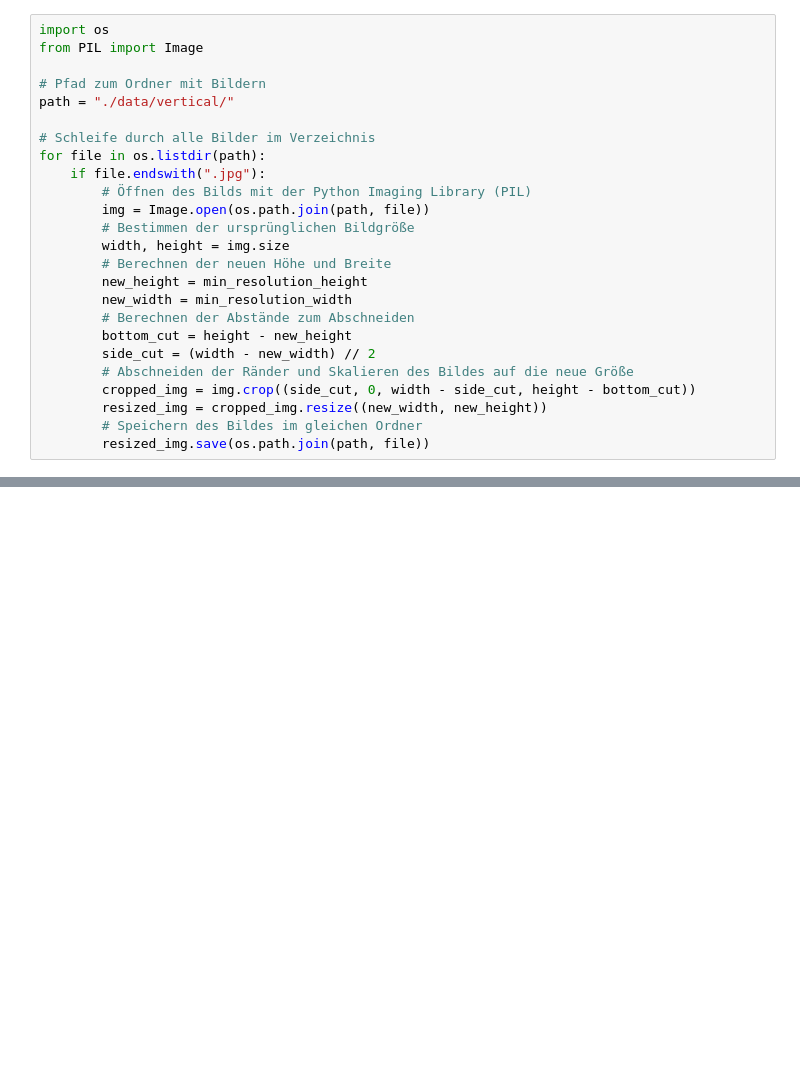
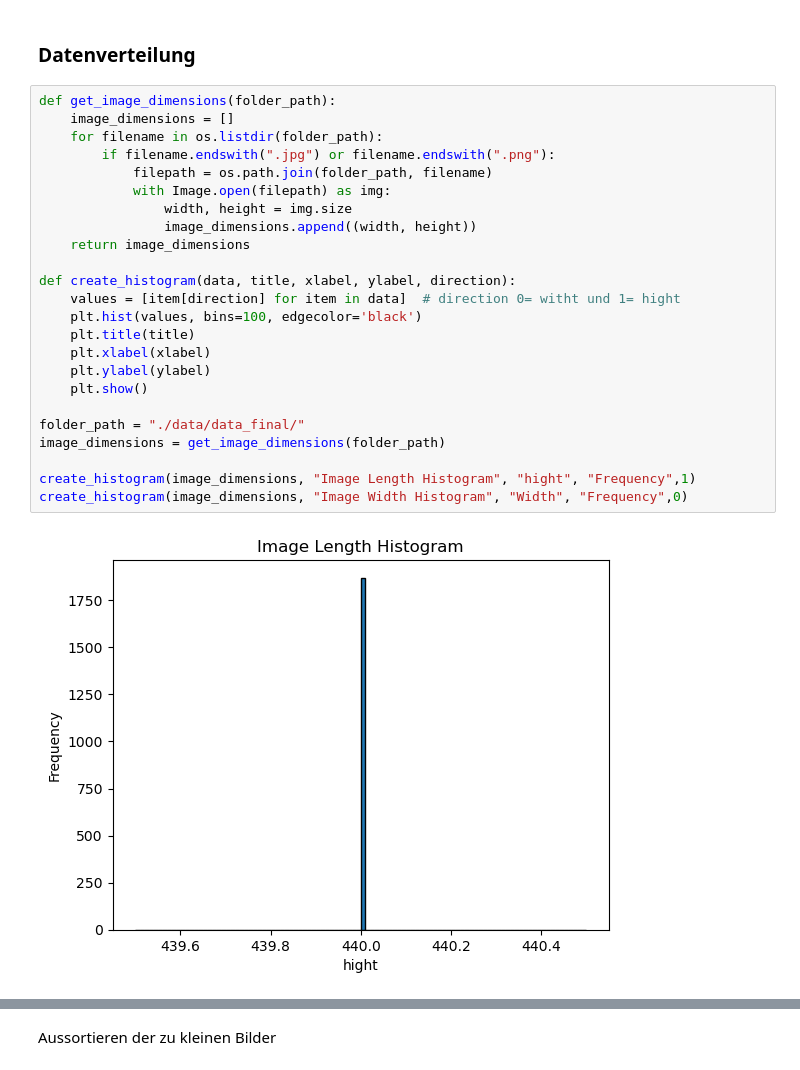
Before and after one commit to LukasBDHBW/Image-Upscaling, a Jupyter notebook: Data.ipynb, the cells around one changed output, grey strips where cells are left out. Drawn from its saved outputs; the diff is of its cells as text; blank space fills up the shorter version.

Commit message:
new data notebook

```diff
--- a/Data.ipynb
+++ b/Data.ipynb
@@ -68,25 +37,28 @@ Breite: 132
-# %%
-import os
-from PIL import Image
-
-# Pfad zum Ordner mit Bildern
-path = "./data/vertical/"
-
-# Schleife durch alle Bilder im Verzeichnis
-for file in os.listdir(path):
-    if file.endswith(".jpg"):
-        # Öffnen des Bilds mit der Python Imaging Library (PIL)
-        img = Image.open(os.path.join(path, file))
-        # Bestimmen der ursprünglichen Bildgröße
-        width, height = img.size
-        # Berechnen der neuen Höhe und Breite
-        new_height = min_resolution_height
-        new_width = min_resolution_width
-        # Berechnen der Abstände zum Abschneiden
-        bottom_cut = height - new_height
-        side_cut = (width - new_width) // 2
-        # Abschneiden der Ränder und Skalieren des Bildes auf die neue Größe
-        cropped_img = img.crop((side_cut, 0, width - side_cut, height - bottom_cut))
-        resized_img = cropped_img.resize((new_width, new_height))
-        # Speichern des Bildes im gleichen Ordner
-        resized_img.save(os.path.join(path, file))
+# %% [markdown]
+### Datenverteilung
+# %%
+def get_image_dimensions(folder_path):
+    image_dimensions = []
+    for filename in os.listdir(folder_path):
+        if filename.endswith(".jpg") or filename.endswith(".png"):
+            filepath = os.path.join(folder_path, filename)
+            with Image.open(filepath) as img:
+                width, height = img.size
+                image_dimensions.append((width, height))
+    return image_dimensions
+
+def create_histogram(data, title, xlabel, ylabel, direction):
+    values = [item[direction] for item in data]  # direction 0= witht und 1= hight
+    plt.hist(values, bins=100, edgecolor='black')
+    plt.title(title)
+    plt.xlabel(xlabel)
+    plt.ylabel(ylabel)
+    plt.show()
+
+folder_path = "./data/data_final/"
+image_dimensions = get_image_dimensions(folder_path)
+
+create_histogram(image_dimensions, "Image Length Histogram", "hight", "Frequency",1)
+create_histogram(image_dimensions, "Image Width Histogram", "Width", "Frequency",0)
+# %% [output]
+[figure, added]
@@ -92,0 +66,2 @@ for file in os.listdir(path):
+# %% [markdown]
+Aussortieren der zu kleinen Bilder
```
Also changed, not shown: parts of 9 cells of this notebook.
